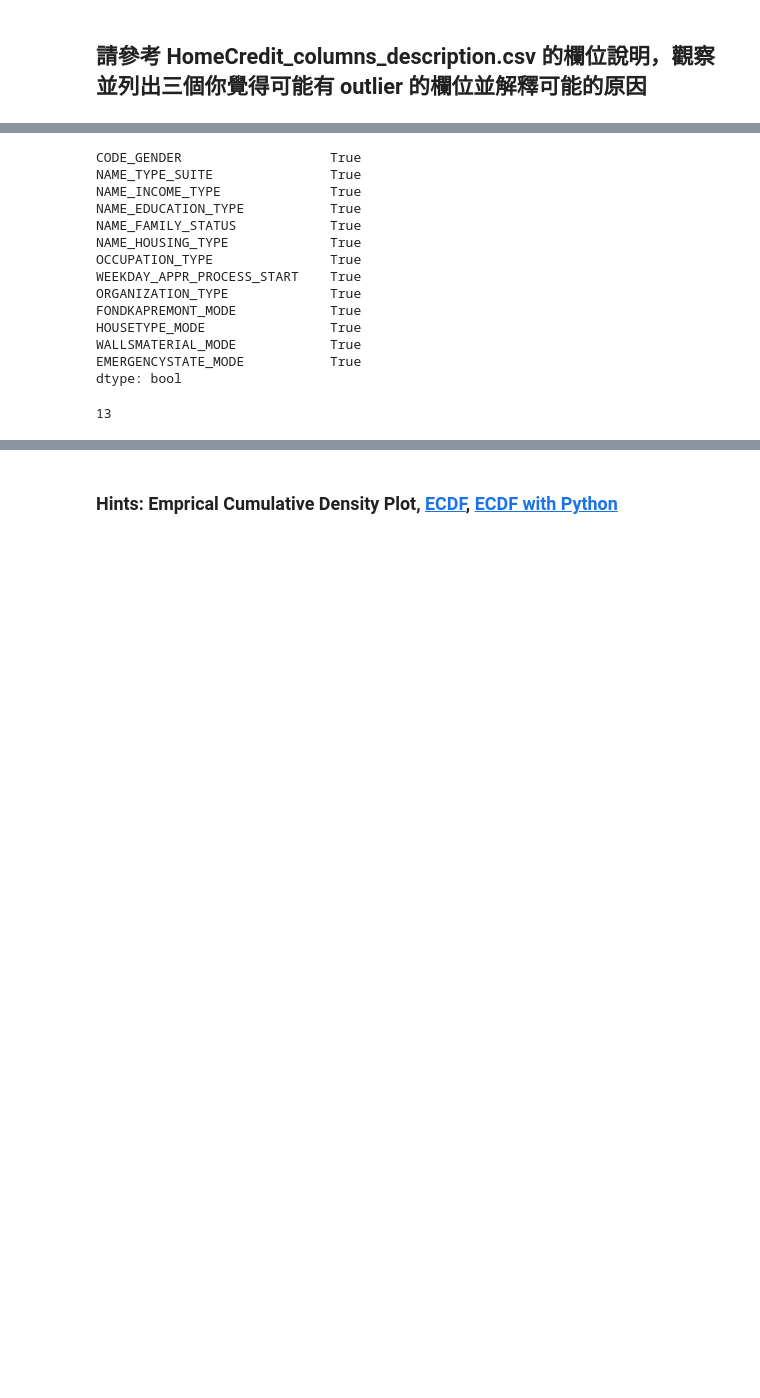
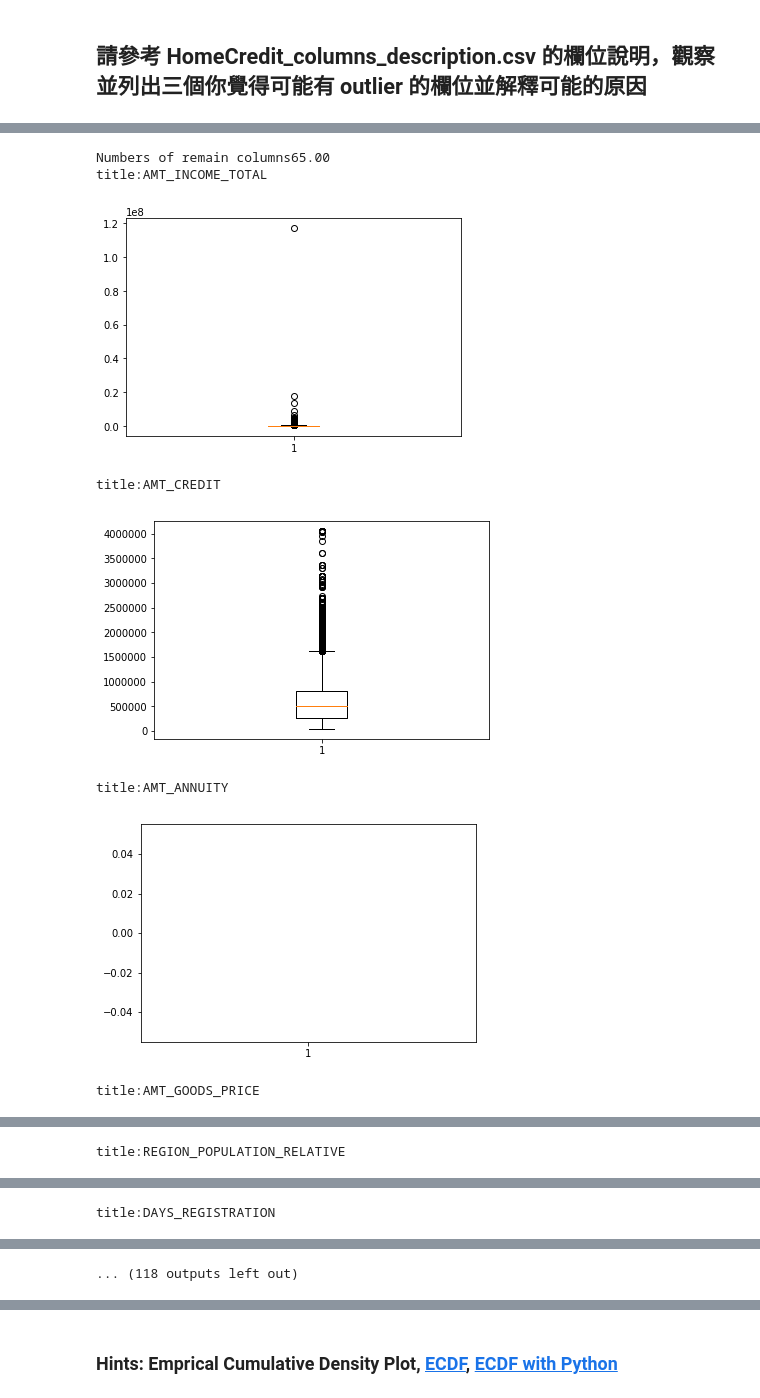
Before and after one commit to linkevinya/2nd-ML100Days, a Jupyter notebook: homework/Day_006_HW.ipynb, the cells around one changed output, grey strips where cells are left out. Saved outputs shown, nothing was run; the diff lists cells and outputs as text; code cells hidden in the pictures; blank space fills up the shorter version.

```diff
--- a/homework/Day_006_HW.ipynb
+++ b/homework/Day_006_HW.ipynb
@@ -13,4 +13,4 @@ import matplotlib.pyplot as plt
 %matplotlib inline
 
 # 設定 data_path
-dir_data = 'C:\\Users\\linkevinya\\ML-100Days\\D6'
+dir_data = 'C:\\Users\\LinKevinYA\\ML-100Days\\Part01'
@@ -65,4 +54,6 @@ app_train.select_dtypes(include=['object']).columns.values.tolist()
 # %%
-dtype_select = ['object']
-list[app_train.dtypes.isin(dtype_select)]
+dtype_select = [np.dtype('float64')]
+
+numeric_columns = list(app_train.columns[list(app_train.dtypes.isin(dtype_select))])
+print(numeric_columns)
 # %% [output]
@@ -91,23 +102,30 @@ list
-# %%
-app_train[numeric_columns].apply(lambda x:len(x.unique())!=2 )
-# %% [output]
-CODE_GENDER                   True
-NAME_TYPE_SUITE               True
-NAME_INCOME_TYPE              True
-NAME_EDUCATION_TYPE           True
-NAME_FAMILY_STATUS            True
-NAME_HOUSING_TYPE             True
-OCCUPATION_TYPE               True
-WEEKDAY_APPR_PROCESS_START    True
-ORGANIZATION_TYPE             True
-FONDKAPREMONT_MODE            True
-HOUSETYPE_MODE                True
-WALLSMATERIAL_MODE            True
-EMERGENCYSTATE_MODE           True
-dtype: bool
 # %%
+# 先篩選數值型的欄位
+"""
+YOUR CODE HERE, fill correct data types (for example str, float, int, ...)
+"""
+dtype_select = [np.dtype('float')]
+
 numeric_columns = list(app_train.columns[list(app_train.dtypes.isin(dtype_select))])
+
+# 再把只有 2 值 (通常是 0,1) 的欄位去掉
 numeric_columns = list(app_train[numeric_columns].columns[list(app_train[numeric_columns].apply(lambda x:len(x.unique())!=2 ))])
-print(len(numeric_columns))
+print("Numbers of remain columns%0.2f" % len(numeric_columns))
+
+# 檢視這些欄位的數值範圍
+for col in numeric_columns:
+    """
+    Your CODE HERE, make the box plot
+    """
+    print('title:'+col)
+    plt.boxplot(app_train[col])
+    plt.show()
 # %% [output]
-13
+Numbers of remain columns65.00
+title:AMT_INCOME_TOTAL
+[figure, added]
+title:AMT_CREDIT
+[figure, added]
+title:AMT_ANNUITY
+[figure, added]
+title:AMT_GOODS_PRICE
@@ -113,0 +133 @@ print(len(numeric_columns))
+title:REGION_POPULATION_RELATIVE
@@ -113,0 +135 @@ print(len(numeric_columns))
+title:DAYS_REGISTRATION
@@ -113,0 +137 @@ print(len(numeric_columns))
+... (118 outputs left out)
```
Also changed, not shown: parts of 27 cells of this notebook, 12 other files.
